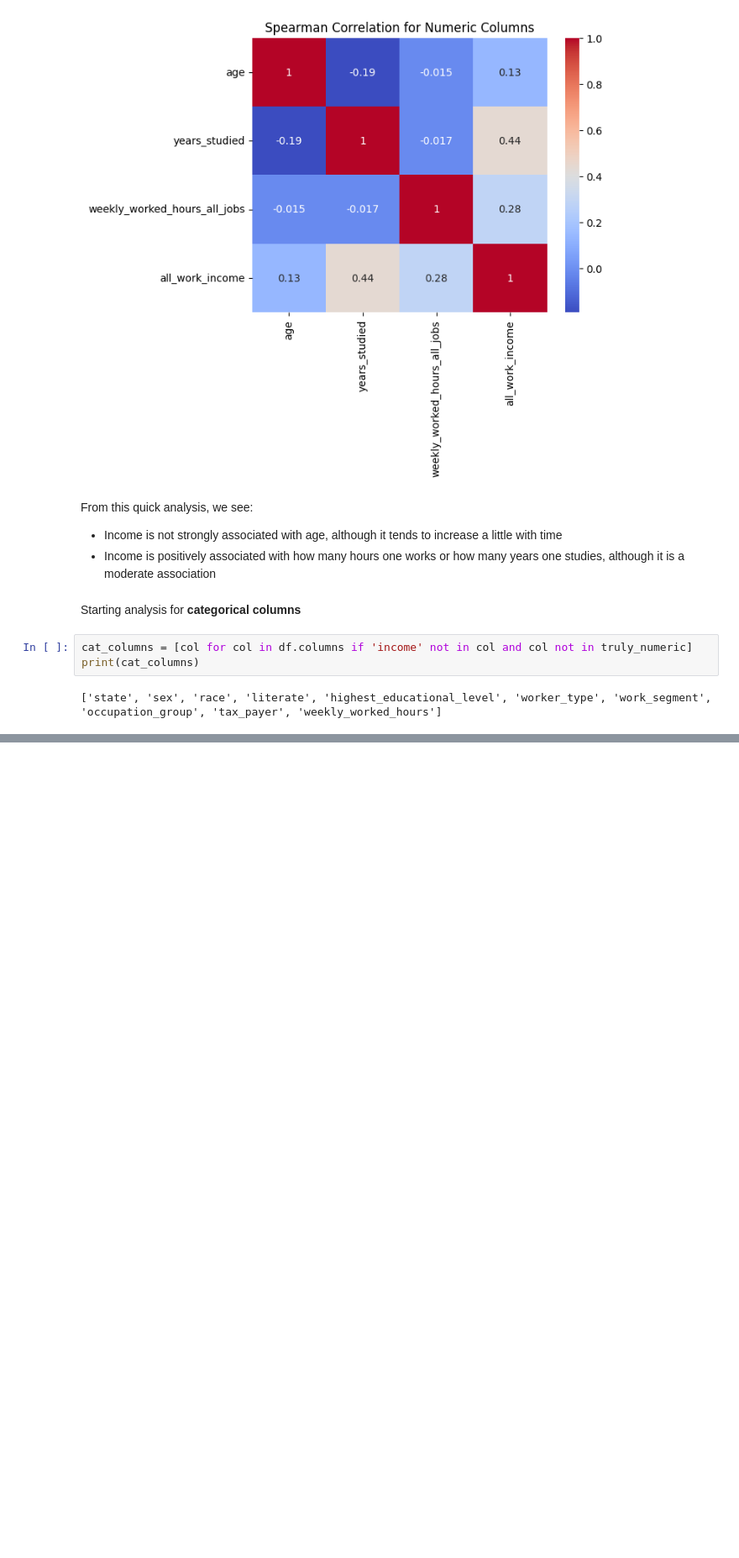
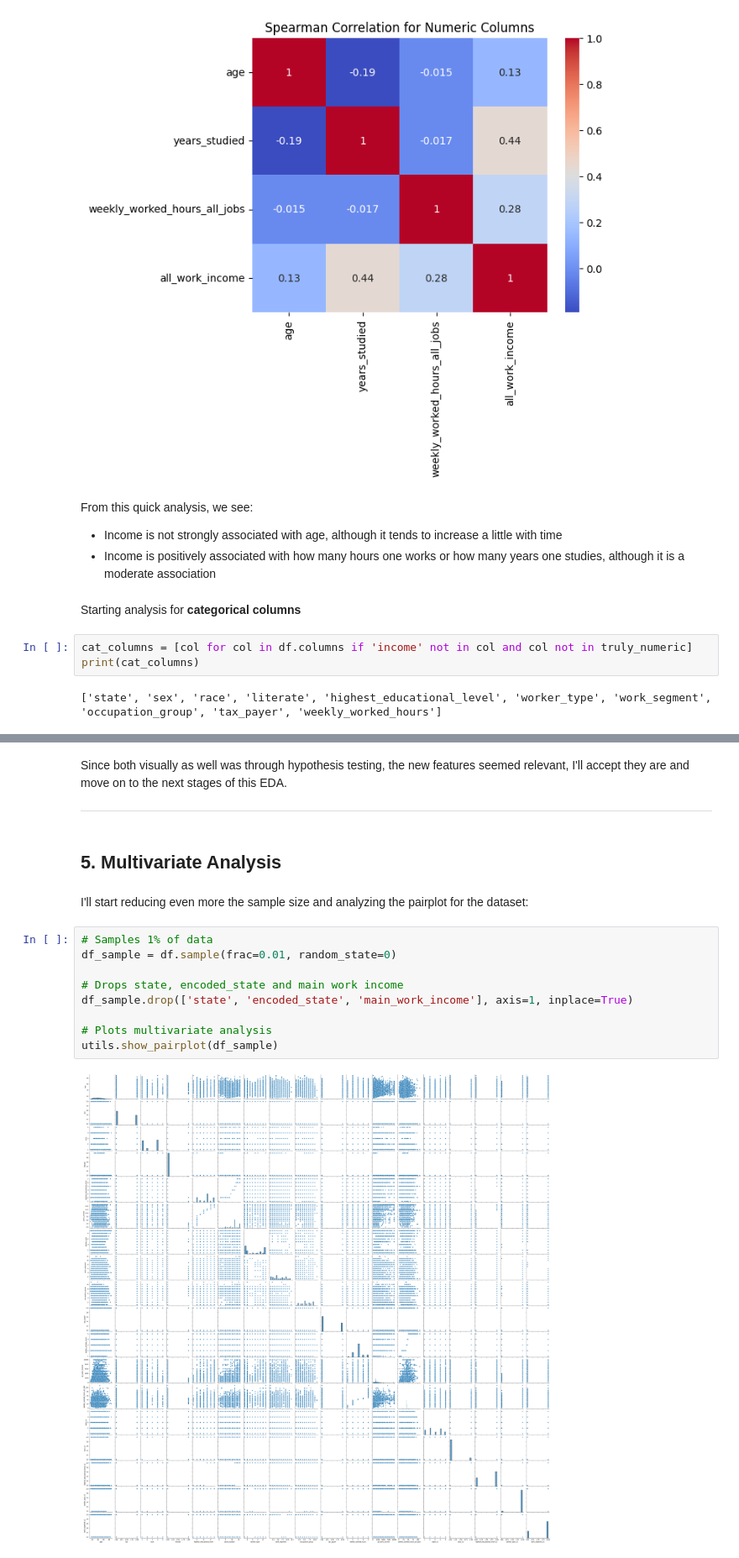
Before and after one commit to viniciussuares/IncomePrediction, a Jupyter notebook: notebooks/eda.ipynb, the cells around one changed output, grey strips where cells are left out. Shown at 84% size. Saved outputs shown, nothing was run; the diff lists cells and outputs as text; blank space fills up the shorter version.

```diff
--- a/notebooks/eda.ipynb
+++ b/notebooks/eda.ipynb
@@ -411,0 +436,18 @@ utils.plot_stripplot(
+# %% [markdown]
+Since both visually as well was through hypothesis testing, the new features seemed relevant, I'll accept they are and move on to the next stages of this EDA.
+____
+# %% [markdown]
+## 5. Multivariate Analysis
+# %% [markdown]
+I'll start reducing even more the sample size and analyzing the pairplot for the dataset:
+# %%
+# Samples 1% of data
+df_sample = df.sample(frac=0.01, random_state=0)
+
+# Drops state, encoded_state and main work income
+df_sample.drop(['state', 'encoded_state', 'main_work_income'], axis=1, inplace=True)
+
+# Plots multivariate analysis
+utils.show_pairplot(df_sample)
+# %% [output]
+[figure, added]
```
Also changed, not shown: parts of 12 cells of this notebook, 4 other files.
